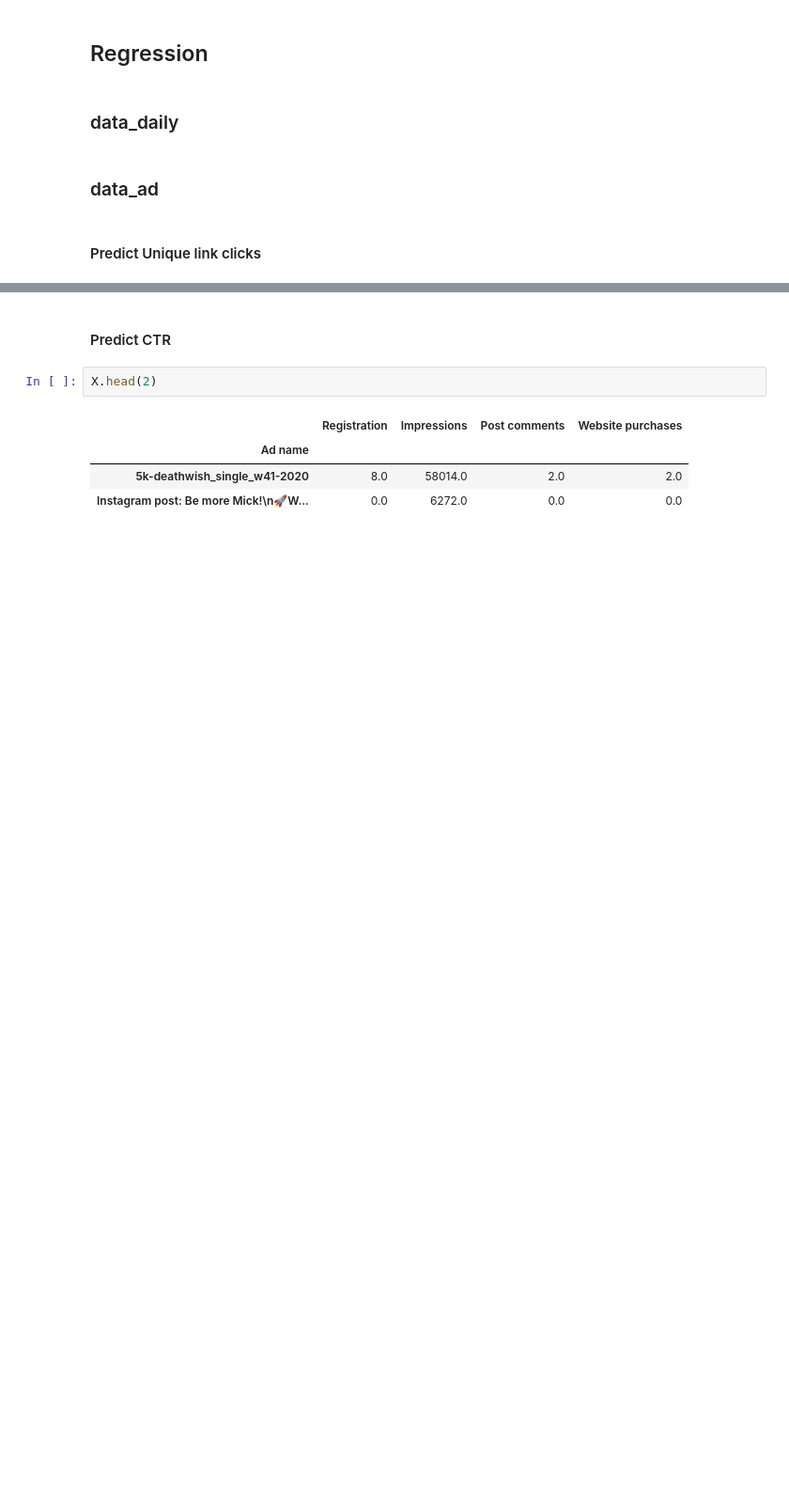
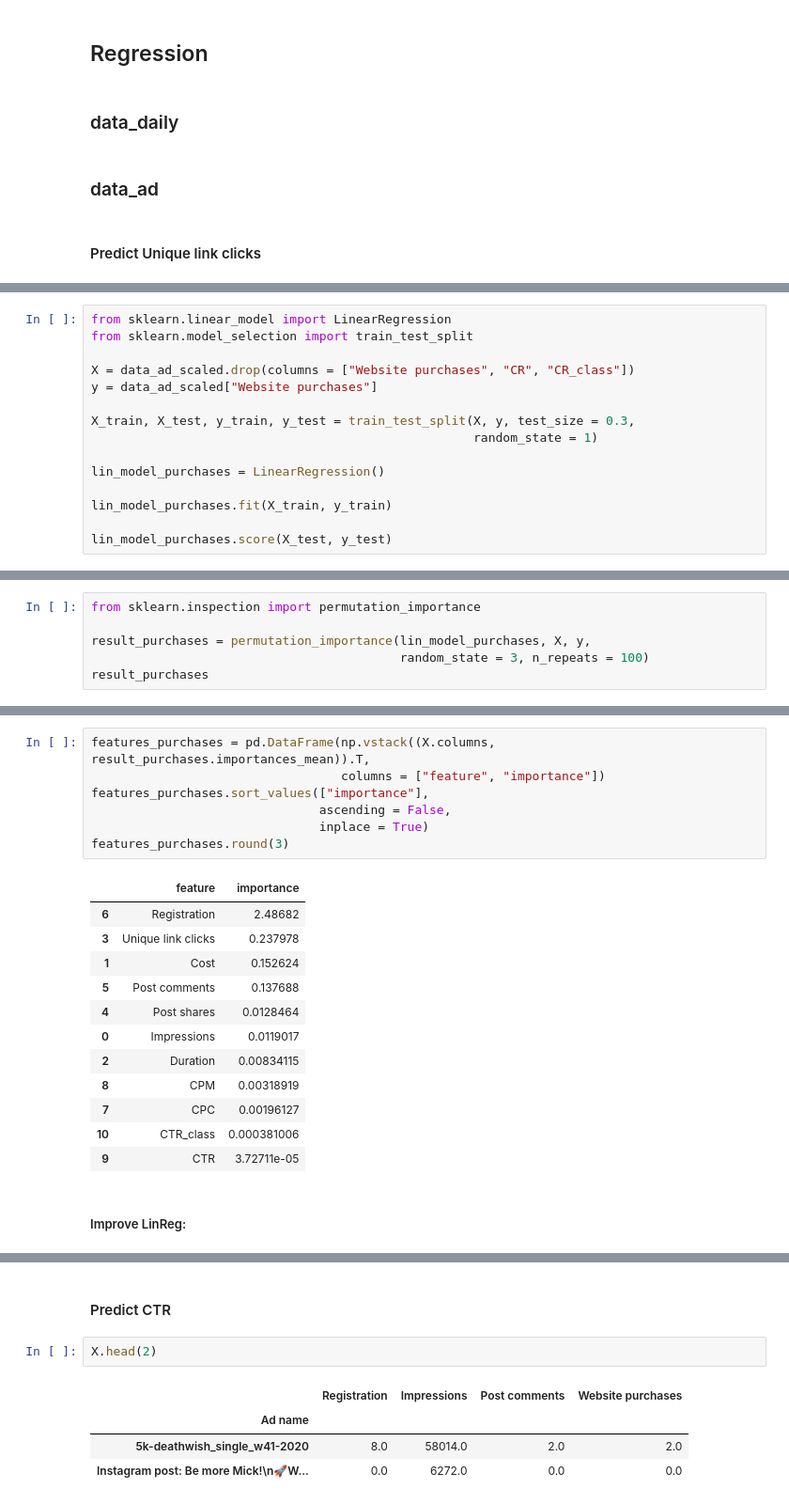
Before and after one commit to Lucas-LDN/Data_Curious_, a Jupyter notebook: First Project/Second analysis | New Data.ipynb, the cells around one changed output, grey strips where cells are left out. Shown at 94% size. Saved outputs shown, nothing was run; the diff lists cells and outputs as text; blank space fills up the shorter version.

```diff
--- a/First Project/Second analysis | New Data.ipynb
+++ b/First Project/Second analysis | New Data.ipynb
@@ -1717,0 +1842,15 @@ print(model.predict([[30, 80_000, 4, 5]]))
+# %%
+from sklearn.linear_model import LinearRegression
+from sklearn.model_selection import train_test_split
+
+X = data_ad_scaled.drop(columns = ["Website purchases", "CR", "CR_class"])
+y = data_ad_scaled["Website purchases"]
+
+X_train, X_test, y_train, y_test = train_test_split(X, y, test_size = 0.3,
+                                                    random_state = 1)
+
+lin_model_purchases = LinearRegression()
+
+lin_model_purchases.fit(X_train, y_train)
+
+lin_model_purchases.score(X_test, y_test)
@@ -1717,0 +1859,6 @@ print(model.predict([[30, 80_000, 4, 5]]))
+# %%
+from sklearn.inspection import permutation_importance
+
+result_purchases = permutation_importance(lin_model_purchases, X, y,
+                                          random_state = 3, n_repeats = 100)
+result_purchases
@@ -1717,0 +1899,22 @@ print(model.predict([[30, 80_000, 4, 5]]))
+# %%
+features_purchases = pd.DataFrame(np.vstack((X.columns, result_purchases.importances_mean)).T,
+                                  columns = ["feature", "importance"])
+features_purchases.sort_values(["importance"],
+                               ascending = False,
+                               inplace = True)
+features_purchases.round(3)
+# %% [output]
+|  | feature | importance |
+| 6 | Registration | 2.48682 |
+| 3 | Unique link clicks | 0.237978 |
+| 1 | Cost | 0.152624 |
+| 5 | Post comments | 0.137688 |
+| 4 | Post shares | 0.0128464 |
+| 0 | Impressions | 0.0119017 |
+| 2 | Duration | 0.00834115 |
+| 8 | CPM | 0.00318919 |
+| 7 | CPC | 0.00196127 |
+| 10 | CTR_class | 0.000381006 |
+| 9 | CTR | 3.72711e-05 |
+# %% [markdown]
+##### Improve LinReg:
```
Also changed, not shown: parts of 47 cells of this notebook.
